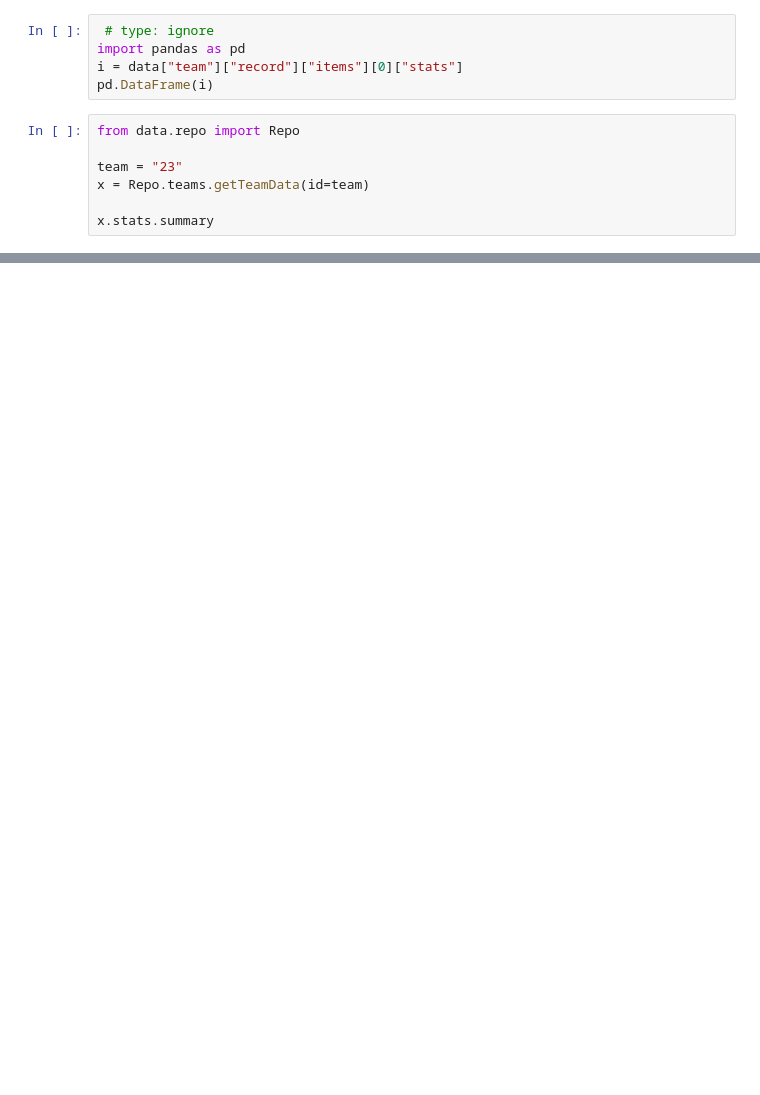
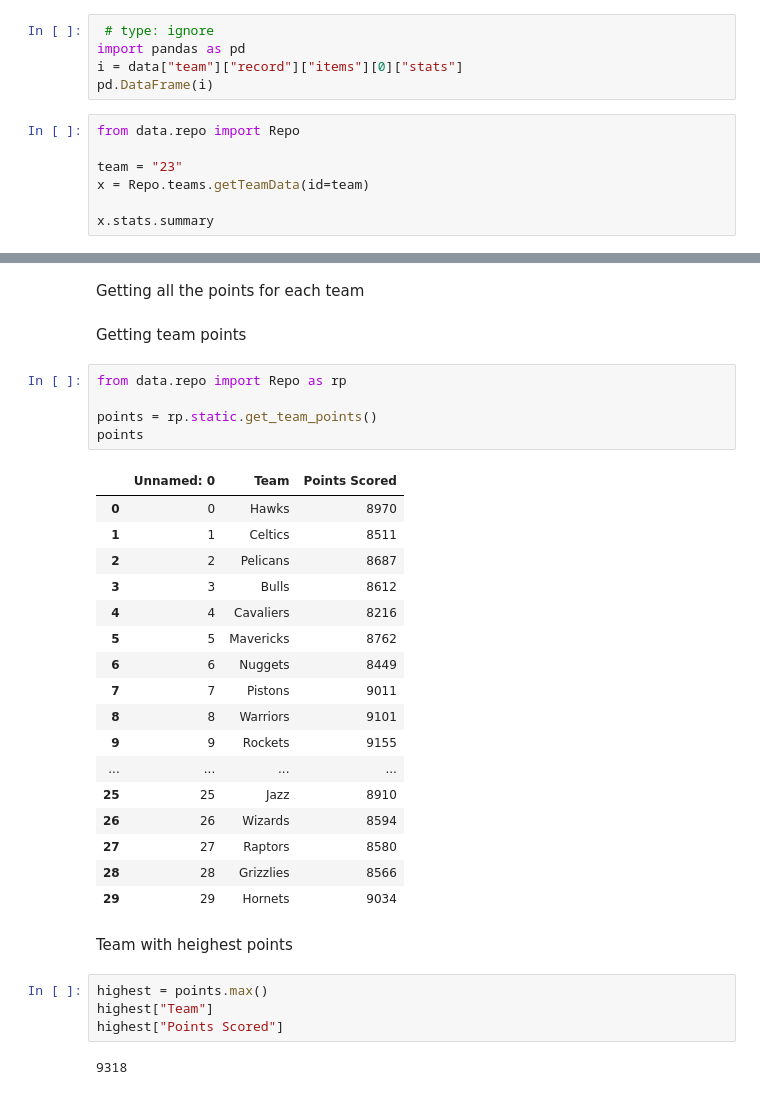
Before and after one commit to Tadiwr/Nba-Dashboard, a Jupyter notebook: Data Exploration.ipynb, the cells around one changed output, grey strips where cells are left out. Saved outputs shown, nothing was run; the diff lists cells and outputs as text; blank space fills up the shorter version.

```diff
--- a/Data Exploration.ipynb
+++ b/Data Exploration.ipynb
@@ -43,0 +48,35 @@ SummarizeAllTeamsWinPercentage()
+# %% [markdown]
+Getting all the points for each team
+# %% [markdown]
+Getting team points
+# %%
+from data.repo import Repo as rp
+
+points = rp.static.get_team_points()
+points
+# %% [output]
+|  | Unnamed: 0 | Team | Points Scored |
+| 0 | 0 | Hawks | 8970 |
+| 1 | 1 | Celtics | 8511 |
+| 2 | 2 | Pelicans | 8687 |
+| 3 | 3 | Bulls | 8612 |
+| 4 | 4 | Cavaliers | 8216 |
+| 5 | 5 | Mavericks | 8762 |
+| 6 | 6 | Nuggets | 8449 |
+| 7 | 7 | Pistons | 9011 |
+| 8 | 8 | Warriors | 9101 |
+| 9 | 9 | Rockets | 9155 |
+| ... | ... | ... | ... |
+| 25 | 25 | Jazz | 8910 |
+| 26 | 26 | Wizards | 8594 |
+| 27 | 27 | Raptors | 8580 |
+| 28 | 28 | Grizzlies | 8566 |
+| 29 | 29 | Hornets | 9034 |
+# %% [markdown]
+Team with heighest points
+# %%
+highest = points.max()
+highest["Team"]
+highest["Points Scored"]
+# %% [output]
+9318
```
Also changed, not shown: parts of 8 cells of this notebook, 11 other files.
